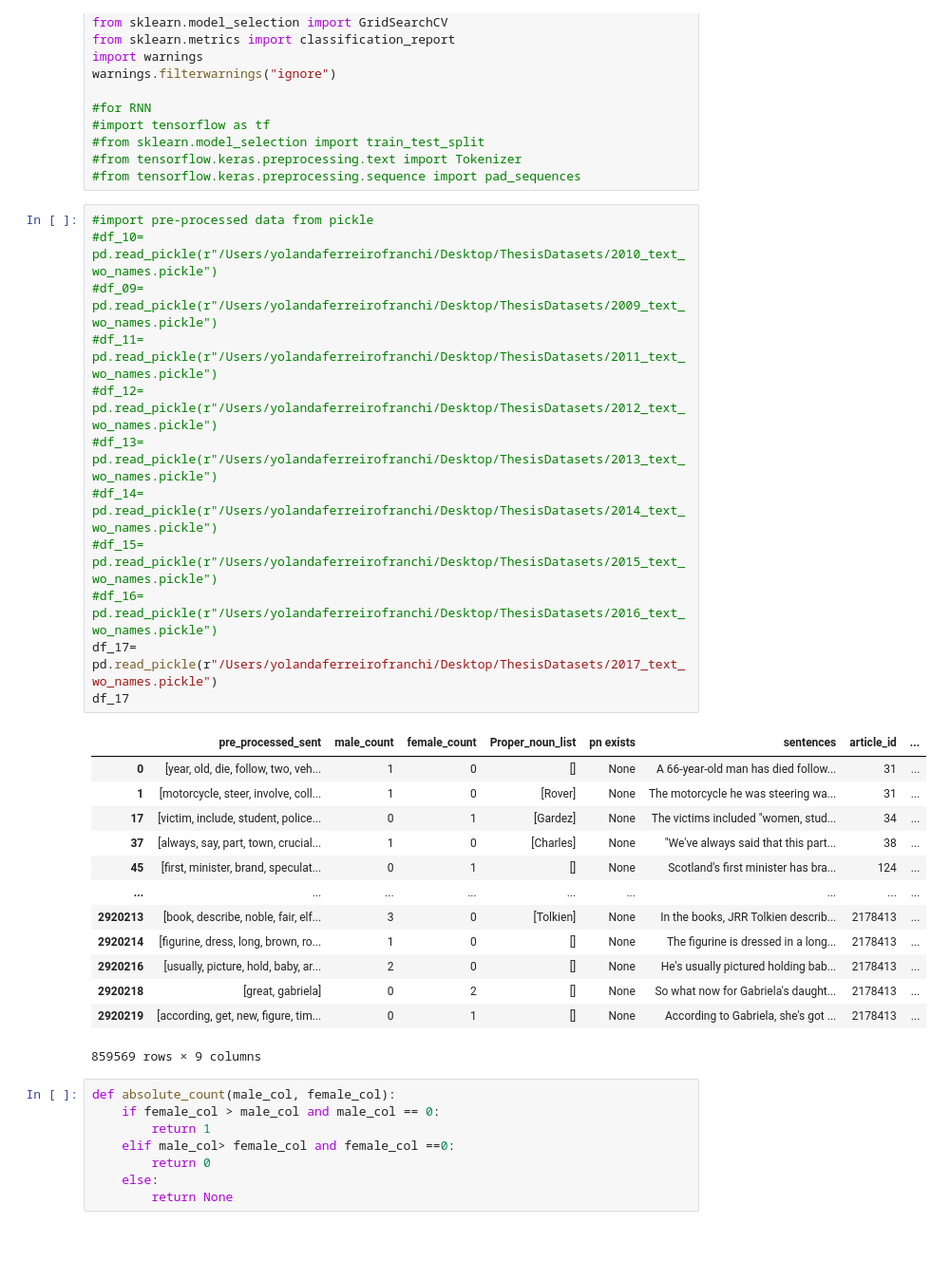
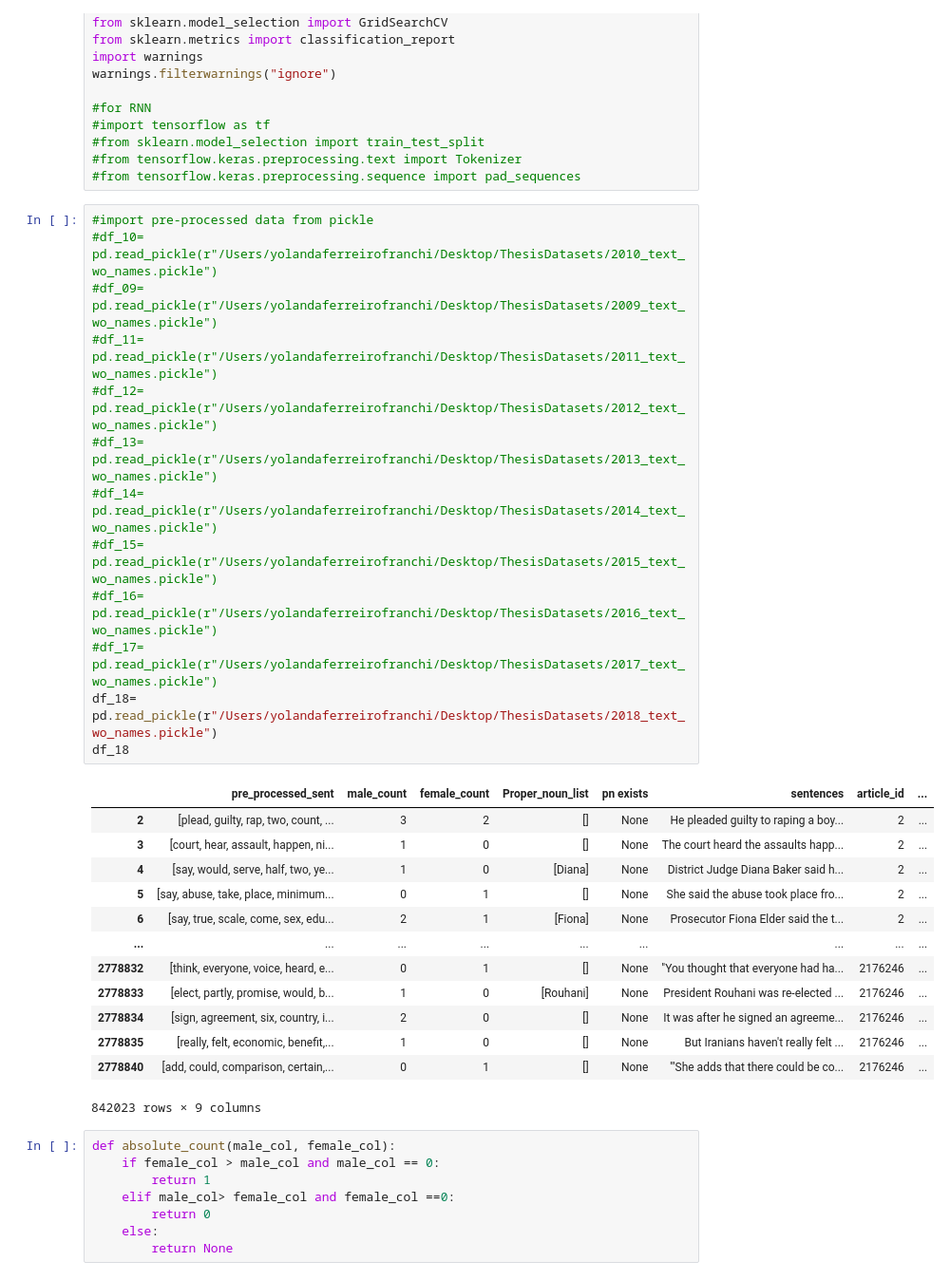
Before and after one commit to yvferreiro/MasterThesis, a Jupyter notebook: Logistic Regression.ipynb, the cells around one changed output. Shown at 95% size. Cells and saved outputs as stored; diff of their text form; blank space fills up the shorter version.

```diff
--- a/Logistic Regression.ipynb
+++ b/Logistic Regression.ipynb
@@ -22,29 +22,30 @@ warnings.filterwarnings("ignore")
 # %%
 #import pre-processed data from pickle
 #df_10= pd.read_pickle(r"/Users/yolandaferreirofranchi/Desktop/ThesisDatasets/2010_text_wo_names.pickle")
 #df_09= pd.read_pickle(r"/Users/yolandaferreirofranchi/Desktop/ThesisDatasets/2009_text_wo_names.pickle")
 #df_11= pd.read_pickle(r"/Users/yolandaferreirofranchi/Desktop/ThesisDatasets/2011_text_wo_names.pickle")
 #df_12= pd.read_pickle(r"/Users/yolandaferreirofranchi/Desktop/ThesisDatasets/2012_text_wo_names.pickle")
 #df_13= pd.read_pickle(r"/Users/yolandaferreirofranchi/Desktop/ThesisDatasets/2013_text_wo_names.pickle")
 #df_14= pd.read_pickle(r"/Users/yolandaferreirofranchi/Desktop/ThesisDatasets/2014_text_wo_names.pickle")
 #df_15= pd.read_pickle(r"/Users/yolandaferreirofranchi/Desktop/ThesisDatasets/2015_text_wo_names.pickle")
 #df_16= pd.read_pickle(r"/Users/yolandaferreirofranchi/Desktop/ThesisDatasets/2016_text_wo_names.pickle")
-df_17= pd.read_pickle(r"/Users/yolandaferreirofranchi/Desktop/ThesisDatasets/2017_text_wo_names.pickle")
-df_17
+#df_17= pd.read_pickle(r"/Users/yolandaferreirofranchi/Desktop/ThesisDatasets/2017_text_wo_names.pickle")
+df_18= pd.read_pickle(r"/Users/yolandaferreirofranchi/Desktop/ThesisDatasets/2018_text_wo_names.pickle")
+df_18
 # %% [output]
 |  | pre_processed_sent | male_count | female_count | Proper_noun_list | pn exists | sentences | article_id | ... |
-| 0 | [year, old, die, follow, two, veh... | 1 | 0 | [] | None | A 66-year-old man has died follow... | 31 | ... |
-| 1 | [motorcycle, steer, involve, coll... | 1 | 0 | [Rover] | None | The motorcycle he was steering wa... | 31 | ... |
-| 17 | [victim, include, student, police... | 0 | 1 | [Gardez] | None | The victims included "women, stud... | 34 | ... |
-| 37 | [always, say, part, town, crucial... | 1 | 0 | [Charles] | None | "We've always said that this part... | 38 | ... |
-| 45 | [first, minister, brand, speculat... | 0 | 1 | [] | None | Scotland's first minister has bra... | 124 | ... |
+| 2 | [plead, guilty, rap, two, count, ... | 3 | 2 | [] | None | He pleaded guilty to raping a boy... | 2 | ... |
+| 3 | [court, hear, assault, happen, ni... | 1 | 0 | [] | None | The court heard the assaults happ... | 2 | ... |
+| 4 | [say, would, serve, half, two, ye... | 1 | 0 | [Diana] | None | District Judge Diana Baker said h... | 2 | ... |
+| 5 | [say, abuse, take, place, minimum... | 0 | 1 | [] | None | She said the abuse took place fro... | 2 | ... |
+| 6 | [say, true, scale, come, sex, edu... | 2 | 1 | [Fiona] | None | Prosecutor Fiona Elder said the t... | 2 | ... |
 | ... | ... | ... | ... | ... | ... | ... | ... | ... |
-| 2920213 | [book, describe, noble, fair, elf... | 3 | 0 | [Tolkien] | None | In the books, JRR Tolkien describ... | 2178413 | ... |
-| 2920214 | [figurine, dress, long, brown, ro... | 1 | 0 | [] | None | The figurine is dressed in a long... | 2178413 | ... |
-| 2920216 | [usually, picture, hold, baby, ar... | 2 | 0 | [] | None | He's usually pictured holding bab... | 2178413 | ... |
-| 2920218 | [great, gabriela] | 0 | 2 | [] | None | So what now for Gabriela's daught... | 2178413 | ... |
-| 2920219 | [according, get, new, figure, tim... | 0 | 1 | [] | None | According to Gabriela, she's got ... | 2178413 | ... |
+| 2778832 | [think, everyone, voice, heard, e... | 0 | 1 | [] | None | "You thought that everyone had ha... | 2176246 | ... |
+| 2778833 | [elect, partly, promise, would, b... | 1 | 0 | [Rouhani] | None | President Rouhani was re-elected ... | 2176246 | ... |
+| 2778834 | [sign, agreement, six, country, i... | 2 | 0 | [] | None | It was after he signed an agreeme... | 2176246 | ... |
+| 2778835 | [really, felt, economic, benefit,... | 1 | 0 | [] | None | But Iranians haven't really felt ... | 2176246 | ... |
+| 2778840 | [add, could, comparison, certain,... | 0 | 1 | [] | None | '"She adds that there could be co... | 2176246 | ... |
-859569 rows × 9 columns
+842023 rows × 9 columns
 # %%
 def absolute_count(male_col, female_col):
     if female_col > male_col and male_col == 0:
```
Also changed, not shown: parts of 6 cells of this notebook, 4 other files.
